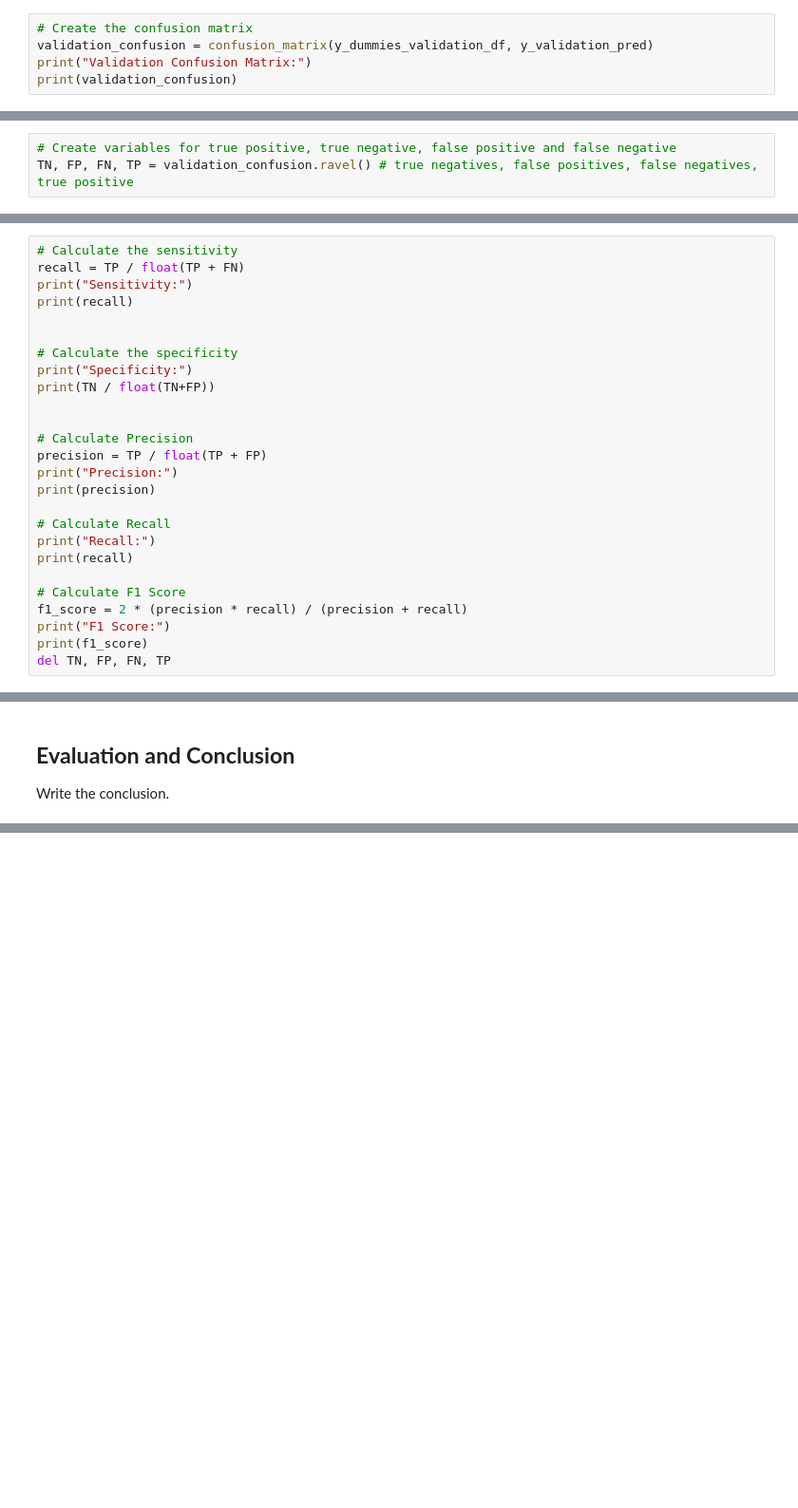
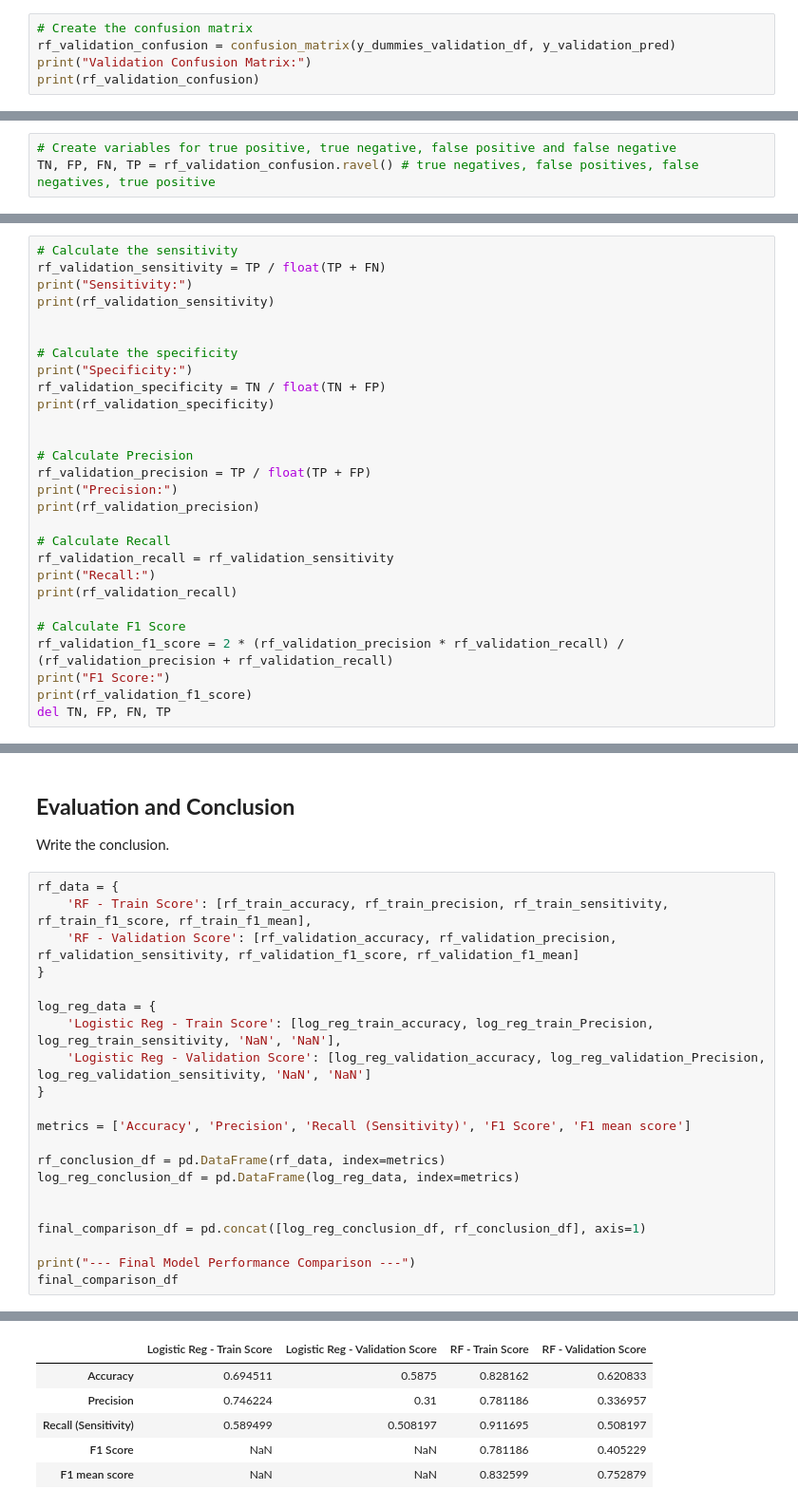
Before and after one commit to jagdsh/model_selection_insurance_fraud_claim, a Jupyter notebook: Fraudulent_Claim_Detection_Starter.ipynb, the cells around one changed output, grey strips where cells are left out. Shown at 95% size. Saved outputs shown, nothing was run; the diff lists cells and outputs as text; blank space fills up the shorter version.

```diff
--- a/Fraudulent_Claim_Detection_Starter.ipynb
+++ b/Fraudulent_Claim_Detection_Starter.ipynb
@@ -2289,9 +2290,9 @@ Validation Accuracy : 0.6208333333333333
 #### **8.2.3** Create confusion matrix <font color="red">[1 Mark]</font>
 # %%
 # Create the confusion matrix
-validation_confusion = confusion_matrix(y_dummies_validation_df, y_validation_pred)
+rf_validation_confusion = confusion_matrix(y_dummies_validation_df, y_validation_pred)
 print("Validation Confusion Matrix:")
-print(validation_confusion)
+print(rf_validation_confusion)
 # %% [output]
 Validation Confusion Matrix:
 [[118  61]
@@ -2300,34 +2301,36 @@ Validation Confusion Matrix:
 #### **8.2.4** Create variables for true positive, true negative, false positive and false negative <font color="red">[1 Mark]</font>
 # %%
 # Create variables for true positive, true negative, false positive and false negative
-TN, FP, FN, TP = validation_confusion.ravel() # true negatives, false positives, false negatives, true positive
+TN, FP, FN, TP = rf_validation_confusion.ravel() # true negatives, false positives, false negatives, true positive
 # %% [markdown]
 #### **8.2.5** Calculate sensitivity, specificity, precision, recall and F1-score of the model <font color="red">[5 Marks]</font>
 # %%
 # Calculate the sensitivity
-recall = TP / float(TP + FN)
+rf_validation_sensitivity = TP / float(TP + FN)
 print("Sensitivity:")
-print(recall)
+print(rf_validation_sensitivity)
 
 
 # Calculate the specificity
 print("Specificity:")
-print(TN / float(TN+FP))
+rf_validation_specificity = TN / float(TN + FP)
+print(rf_validation_specificity)
 
 
 # Calculate Precision
-precision = TP / float(TP + FP)
+rf_validation_precision = TP / float(TP + FP)
 print("Precision:")
-print(precision)
+print(rf_validation_precision)
 
 # Calculate Recall
+rf_validation_recall = rf_validation_sensitivity
 print("Recall:")
-print(recall)
+print(rf_validation_recall)
 
 # Calculate F1 Score
-f1_score = 2 * (precision * recall) / (precision + recall)
+rf_validation_f1_score = 2 * (rf_validation_precision * rf_validation_recall) / (rf_validation_precision + rf_validation_recall)
 print("F1 Score:")
-print(f1_score)
+print(rf_validation_f1_score)
 del TN, FP, FN, TP
 # %% [output]
 Sensitivity:
@@ -2343,3 +2346,25 @@ F1 Score:
 # %% [markdown]
 ## **Evaluation and Conclusion**
 Write the conclusion.
+# %%
+rf_data = {
+    'RF - Train Score': [rf_train_accuracy, rf_train_precision, rf_train_sensitivity, rf_train_f1_score, rf_train_f1_mean],
+    'RF - Validation Score': [rf_validation_accuracy, rf_validation_precision, rf_validation_sensitivity, rf_validation_f1_score, rf_validation_f1_mean]
+}
+
+log_reg_data = {
+    'Logistic Reg - Train Score': [log_reg_train_accuracy, log_reg_train_Precision, log_reg_train_sensitivity, 'NaN', 'NaN'],
+    'Logistic Reg - Validation Score': [log_reg_validation_accuracy, log_reg_validation_Precision, log_reg_validation_sensitivity, 'NaN', 'NaN']
+}
+
+metrics = ['Accuracy', 'Precision', 'Recall (Sensitivity)', 'F1 Score', 'F1 mean score']
+
+rf_conclusion_df = pd.DataFrame(rf_data, index=metrics)
+log_reg_conclusion_df = pd.DataFrame(log_reg_data, index=metrics)
+
+
+final_comparison_df = pd.concat([log_reg_conclusion_df, rf_conclusion_df], axis=1)
+
+print("--- Final Model Performance Comparison ---")
+final_comparison_df
+# %% [output]
@@ -2345,0 +2372,6 @@ Write the conclusion.
+|  | Logistic Reg - Train Score | Logistic Reg - Validation Score | RF - Train Score | RF - Validation Score |
+| Accuracy | 0.694511 | 0.5875 | 0.828162 | 0.620833 |
+| Precision | 0.746224 | 0.31 | 0.781186 | 0.336957 |
+| Recall (Sensitivity) | 0.589499 | 0.508197 | 0.911695 | 0.508197 |
+| F1 Score | NaN | NaN | 0.781186 | 0.405229 |
+| F1 mean score | NaN | NaN | 0.832599 | 0.752879 |
```
Also changed, not shown: parts of 14 cells of this notebook.
